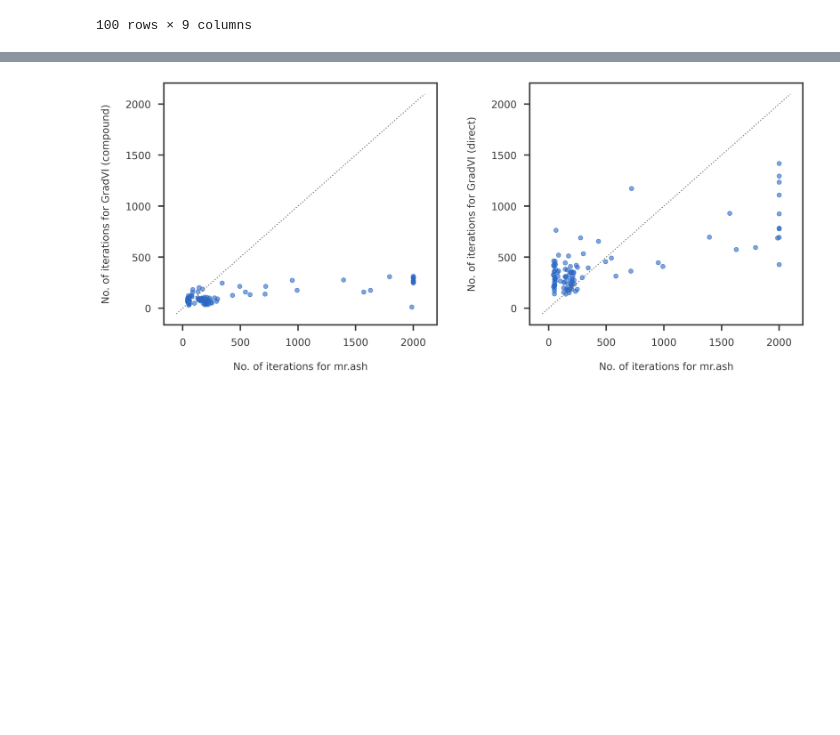
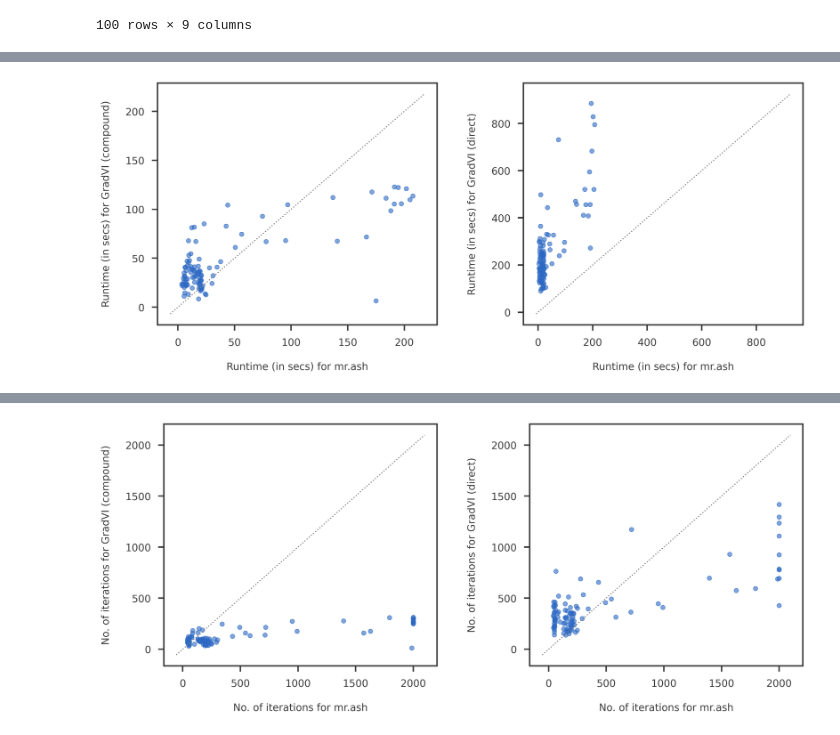
Before and after one commit to banskt/gradvi-experiments, a Jupyter notebook: analysis/niter_comparison_correlated_variables.ipynb, the cells around one changed output, grey strips where cells are left out. Drawn from its saved outputs; the diff is of its cells as text; code cells hidden in the pictures; blank space fills up the shorter version.

Commit message:
New DSC for runtime

```diff
--- a/analysis/niter_comparison_correlated_variables.ipynb
+++ b/analysis/niter_comparison_correlated_variables.ipynb
@@ -43,7 +43,7 @@ plotprefix = "compare_niter_linreg_blockcorr"
 # %% [output]
 /home/saikatbanerjee/scratch/work/gradvi-experiments/linreg_corr_runtime/linreg_corr_runtime.db
 # %%
-target = ["simulate", "simulate.sfix", "simulate.pve", "simulate.se", "simulate.dims", "fit"]
+target = ["simulate", "simulate.sfix", "simulate.pve", "simulate.se", "simulate.dims", "fit", "fit.DSC_TIME"]
 #condition = ["simulate.sfix == 2", "simulate.signal == 'normal'", "simulate.dims == '(50, 200)'"]
 #groups = ["fit_cpt:"]
 condition = [""]
@@ -242,0 +296,22 @@ else:
+# %%
+fig = plt.figure(figsize = (14, 6))
+ax1 = fig.add_subplot(121)
+ax2 = fig.add_subplot(122)
+
+#ax1.scatter(msedf['mr_ash_lasso_init'], msedf['gradvi_compound_lasso_init'])
+ax1.scatter(runtimedf['mr_ash_lasso_init'], runtimedf['gradvi_compound_lasso_init'], alpha = 0.6)
+#ax1.hist(elbodf['mr_ash_lasso_init'] - elbodf['gradvi_compound_lasso_init'])
+mpl_utils.plot_diag(ax1)
+ax1.set_xlabel("Runtime (in secs) for mr.ash")
+ax1.set_ylabel("Runtime (in secs) for GradVI (compound)")
+
+ax2.scatter(runtimedf['mr_ash_lasso_init'], runtimedf['gradvi_direct_lasso_init'], alpha = 0.6)
+mpl_utils.plot_diag(ax2)
+ax2.set_xlabel("Runtime (in secs) for mr.ash")
+ax2.set_ylabel("Runtime (in secs) for GradVI (direct)")
+
+plt.tight_layout(w_pad = 3.0)
+utils.saveplot(fig, "linreg_corr_compare_runtime_gradvi_cavi")
+plt.show()
+# %% [output]
+[figure, added]
```
Also changed, not shown: parts of 6 cells of this notebook, 6 other files.
